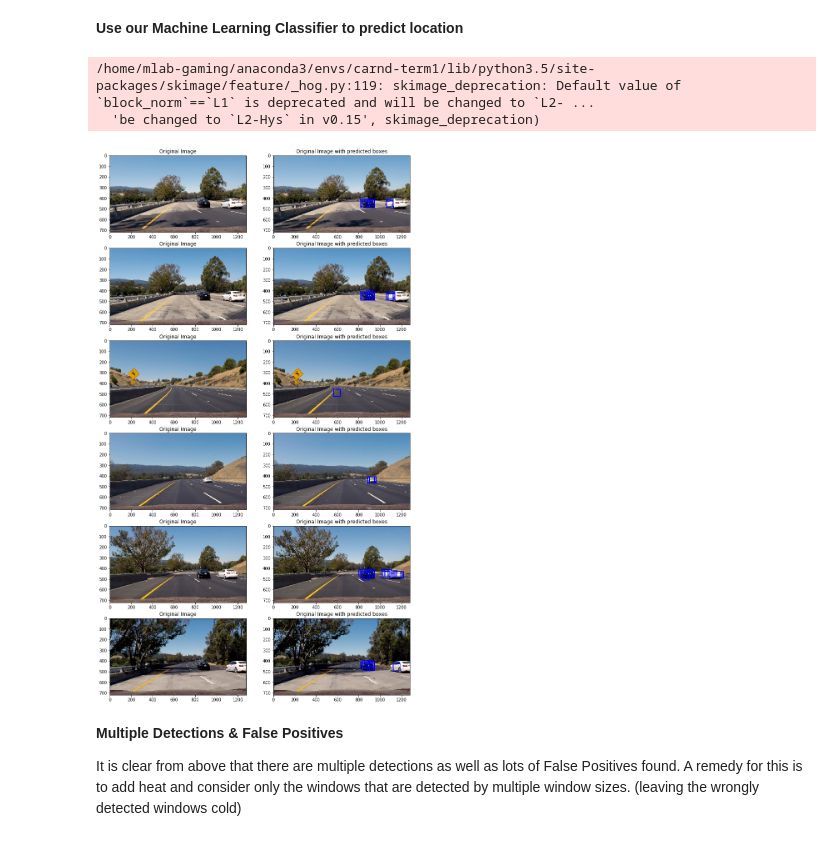
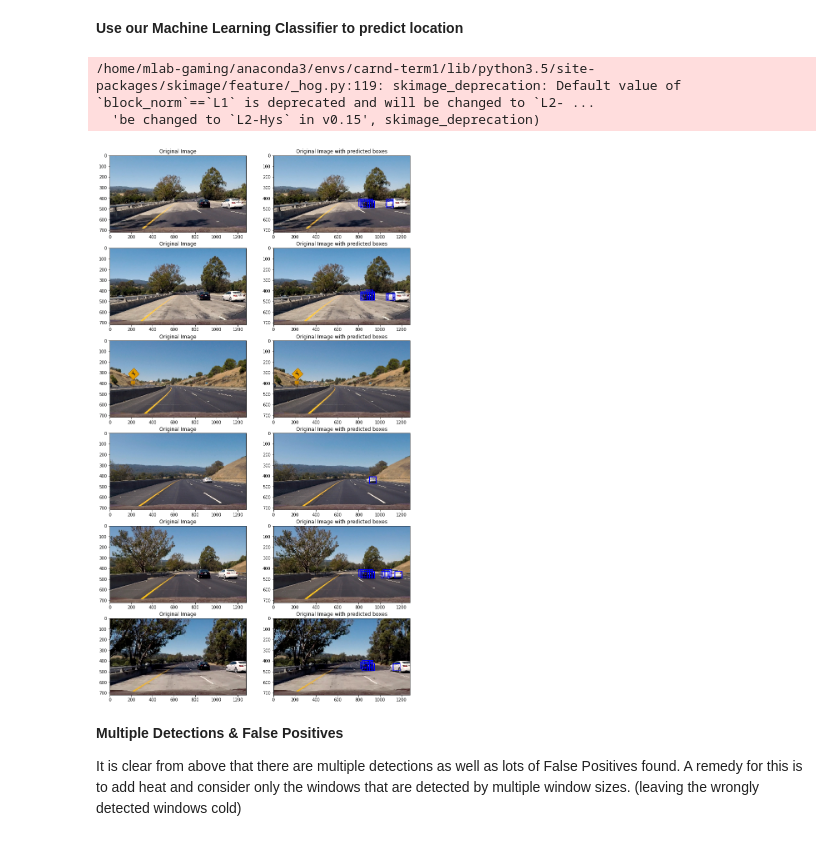
Before and after one commit to shuklam20/CarND-Vehicle-Detection-P5, a Jupyter notebook: P5_Vehicle_Detection_V2.ipynb, the cells around one changed output. Saved outputs shown, nothing was run; the diff lists cells and outputs as text; code cells hidden in the pictures.

```diff
--- a/P5_Vehicle_Detection_V2.ipynb
+++ b/P5_Vehicle_Detection_V2.ipynb
@@ -197,7 +199,7 @@ spatial_size = (16, 16) # Spatial binning dimensions
 hist_bins = (0, 1)
 
 spatial_feat = True # Spatial features on or off
-hist_feat = False # Histogram features on or off
+hist_feat = True # Histogram features on or off
 hog_feat = True # HOG features on or off
 y_start_stop = [None, None] # Min and max in y to search in slide_window()
 
@@ -234,22 +236,6 @@ X_train, X_test, y_train, y_test = train_test_split(
 print('Using:',orient,'orientations',pix_per_cell,
     'pixels per cell and', cell_per_block,'cells per block')
 print('Feature vector length:', len(X_train[0]))
-
-# Use a linear SVC
-svc = LinearSVC(C=0.001)
-# Check the training time for the SVC
-t=time.time()
-svc.fit(X_train, y_train)
-t2 = time.time()
-print(round(t2-t, 2), 'Seconds to train SVC...')
-# Check the score of the SVC
-print('Train Accuracy of SVC = ', round(svc.score(X_train, y_train), 4))
-print('Test Accuracy of SVC = ', round(svc.score(X_test, y_test), 4))
-
-# Dump the data as a pickle file
-data_dict = {"svc": svc, "scaler": X_scaler, "orient": orient, "pix_per_cell": pix_per_cell, "cell_per_block": cell_per_block,
-                "spatial_size": spatial_size, "hist_bins": hist_bins}
-pickle.dump(data_dict, open("svc_pickle.p", "wb"))
 # %% [output]
 /home/mlab-gaming/anaconda3/envs/carnd-term1/lib/python3.5/site-packages/skimage/feature/_hog.py:119: skimage_deprecation: Default value of `block_norm`==`L1` is deprecated and will be changed to `L2- ...
   'be changed to `L2-Hys` in v0.15', skimage_deprecation)
@@ -439,12 +450,11 @@ def find_cars(img, ystart, ystop, xstart, xstop, scale, svc, X_scaler, orient, p
             hist_features = color_hist(subimg, nbins=hist_bins)
 
             # Scale features and make a prediction
-#             test_features = X_scaler.transform(np.hstack((spatial_features, hist_features, hog_features)).reshape(1, -1))
-            test_features = X_scaler.transform(np.hstack((spatial_features, hog_features)).reshape(1, -1))
+            test_features = X_scaler.transform(np.hstack((spatial_features, hist_features, hog_features)).reshape(1, -1))
+#             test_features = X_scaler.transform(np.hstack((spatial_features, hog_features)).reshape(1, -1))
             test_prediction = svc.predict(test_features)
-
-
-            if test_prediction == 1:
+            prob = svc.decision_function(test_features)
+            if test_prediction == 1: #prob > 0.5:
                 xbox_left = np.int(xleft*scale)
                 ytop_draw = np.int(ytop*scale)
                 win_draw = np.int(window*scale)
@@ -457,34 +467,34 @@ def find_cars(img, ystart, ystop, xstart, xstop, scale, svc, X_scaler, orient, p
 ystart = 300
 ystop = 656
 xstart = 400
 xstop = 1280
 scale = 1
 dist_pickle = pickle.load( open("svc_pickle.p", "rb" ) )
 svc = dist_pickle["svc"]
 X_scaler = dist_pickle["scaler"]
 orient = dist_pickle["orient"]
 pix_per_cell = dist_pickle["pix_per_cell"]
 cell_per_block = dist_pickle["cell_per_block"]
 spatial_size = dist_pickle["spatial_size"]
 hist_bins = dist_pickle["hist_bins"]
 
 images = glob.glob('test_images/*.jpg')
 
 fig, axes = plt.subplots(len(images), 2, figsize=(10,20))
 axes = axes.ravel()
 # [ax.axis("off") for ax in axes]
 for i, fname in enumerate(images):
     img = mpimg.imread(fname)
     _, out_img = find_cars(img, ystart, ystop, xstart, xstop, scale, svc, X_scaler, orient, pix_per_cell, cell_per_block, spatial_size, hist_bins)
     axes[2*i].imshow(img)
     axes[2*i].set_title("Original Image")
     axes[2*i+1].imshow(out_img)
     axes[2*i+1].set_title("Original Image with predicted boxes")
 plt.subplots_adjust(left=0., right=1, top=0.9, bottom=0.)
 # %% [output]
 /home/mlab-gaming/anaconda3/envs/carnd-term1/lib/python3.5/site-packages/skimage/feature/_hog.py:119: skimage_deprecation: Default value of `block_norm`==`L1` is deprecated and will be changed to `L2- ...
   'be changed to `L2-Hys` in v0.15', skimage_deprecation)
-[figure, old version]
+[figure, new version]
 # %%
 # I would have used these functions had I not used the function "find_cars" above. This one is slower for videos
 
```
Also changed, not shown: parts of 10 cells of this notebook, 1 other file.
